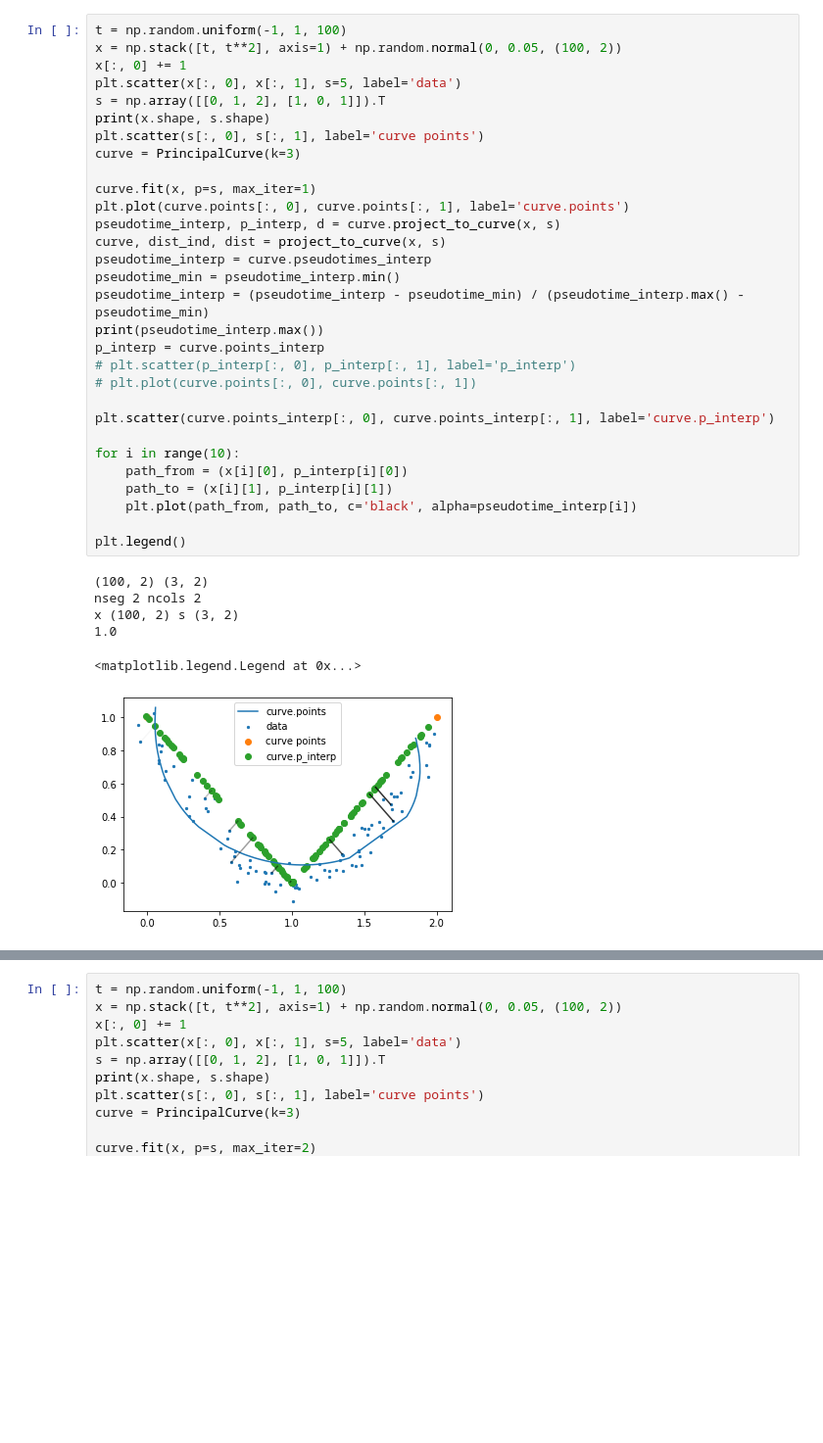
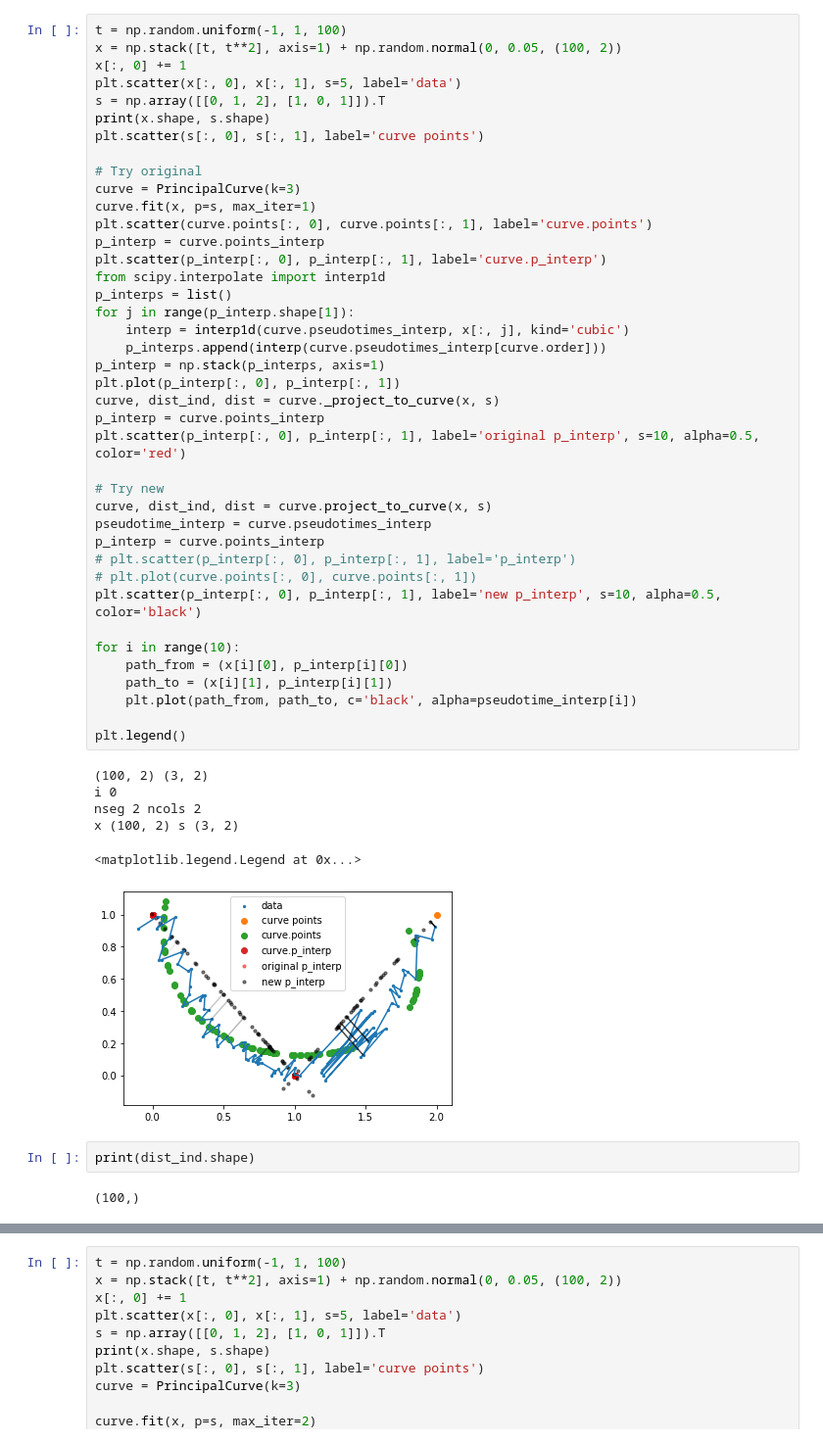
Before and after one commit to mossjacob/pyslingshot, a Jupyter notebook: princurve.ipynb, the cells around one changed output, grey strips where cells are left out. Shown at 98% size. Drawn from its saved outputs; the diff is of its cells as text; blank space fills up the shorter version.

Commit message:
update slingshot to use new project_to_curve

```diff
--- a/princurve.ipynb
+++ b/princurve.ipynb
@@ -151,37 +8,51 @@ def project_to_curve(x, s, stretch = 2):
 # %%
 t = np.random.uniform(-1, 1, 100)
 x = np.stack([t, t**2], axis=1) + np.random.normal(0, 0.05, (100, 2))
 x[:, 0] += 1
 plt.scatter(x[:, 0], x[:, 1], s=5, label='data')
 s = np.array([[0, 1, 2], [1, 0, 1]]).T
 print(x.shape, s.shape)
 plt.scatter(s[:, 0], s[:, 1], label='curve points')
+
+# Try original
 curve = PrincipalCurve(k=3)
+curve.fit(x, p=s, max_iter=1)
+plt.scatter(curve.points[:, 0], curve.points[:, 1], label='curve.points')
+p_interp = curve.points_interp
+plt.scatter(p_interp[:, 0], p_interp[:, 1], label='curve.p_interp')
+from scipy.interpolate import interp1d
+p_interps = list()
+for j in range(p_interp.shape[1]):
+    interp = interp1d(curve.pseudotimes_interp, x[:, j], kind='cubic')
+    p_interps.append(interp(curve.pseudotimes_interp[curve.order]))
+p_interp = np.stack(p_interps, axis=1)
+plt.plot(p_interp[:, 0], p_interp[:, 1])
+curve, dist_ind, dist = curve._project_to_curve(x, s)
+p_interp = curve.points_interp
+plt.scatter(p_interp[:, 0], p_interp[:, 1], label='original p_interp', s=10, alpha=0.5, color='red')
 
-curve.fit(x, p=s, max_iter=1)
-plt.plot(curve.points[:, 0], curve.points[:, 1], label='curve.points')
-pseudotime_interp, p_interp, d = curve.project_to_curve(x, s)
-curve, dist_ind, dist = project_to_curve(x, s)
+# Try new
+curve, dist_ind, dist = curve.project_to_curve(x, s)
 pseudotime_interp = curve.pseudotimes_interp
-pseudotime_min = pseudotime_interp.min()
-pseudotime_interp = (pseudotime_interp - pseudotime_min) / (pseudotime_interp.max() - pseudotime_min)
-print(pseudotime_interp.max())
 p_interp = curve.points_interp
 # plt.scatter(p_interp[:, 0], p_interp[:, 1], label='p_interp')
 # plt.plot(curve.points[:, 0], curve.points[:, 1])
-
-plt.scatter(curve.points_interp[:, 0], curve.points_interp[:, 1], label='curve.p_interp')
+plt.scatter(p_interp[:, 0], p_interp[:, 1], label='new p_interp', s=10, alpha=0.5, color='black')
 
 for i in range(10):
     path_from = (x[i][0], p_interp[i][0])
     path_to = (x[i][1], p_interp[i][1])
     plt.plot(path_from, path_to, c='black', alpha=pseudotime_interp[i])
 
 plt.legend()
 # %% [output]
 (100, 2) (3, 2)
+i 0
 nseg 2 ncols 2
 x (100, 2) s (3, 2)
-1.0
 <matplotlib.legend.Legend at 0x...>
-[figure, old version]
+[figure, new version]
+# %%
+print(dist_ind.shape)
+# %% [output]
+(100,)
```
Also changed, not shown: parts of 3 cells of this notebook, 1 other file.
